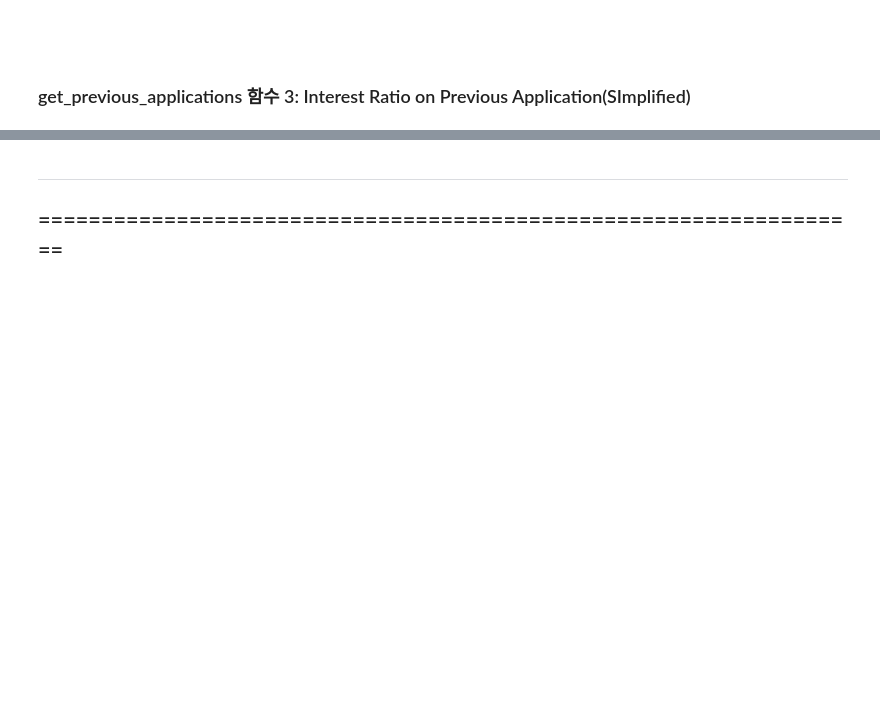
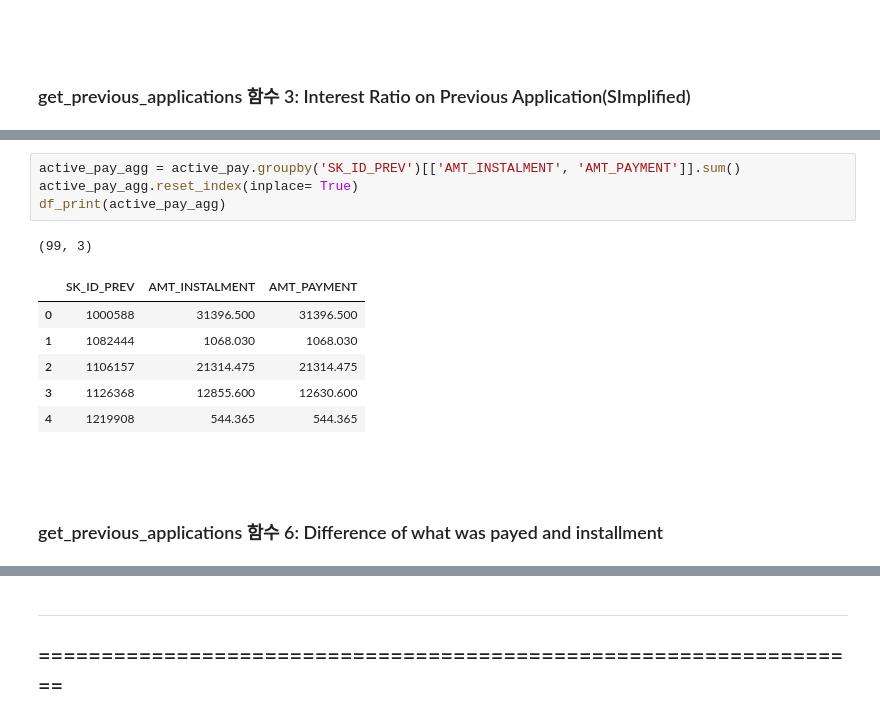
Before and after one commit to ecjang/pages, a Jupyter notebook: Kaggle/003_MultiClass_Classification_HomeCredit_LightGBM_7th.ipynb, the cells around one changed output, grey strips where cells are left out. Cells and saved outputs as stored; diff of their text form; blank space fills up the shorter version.

```diff
--- a/Kaggle/003_MultiClass_Classification_HomeCredit_LightGBM_7th.ipynb
+++ b/Kaggle/003_MultiClass_Classification_HomeCredit_LightGBM_7th.ipynb
@@ -1695,0 +1699,17 @@ def get_previous_applications(path, num_rows= None):
+# %%
+active_pay_agg = active_pay.groupby('SK_ID_PREV')[['AMT_INSTALMENT', 'AMT_PAYMENT']].sum()
+active_pay_agg.reset_index(inplace= True)
+df_print(active_pay_agg)
+# %% [output]
+(99, 3)
+|  | SK_ID_PREV | AMT_INSTALMENT | AMT_PAYMENT |
+| 0 | 1000588 | 31396.500 | 31396.500 |
+| 1 | 1082444 | 1068.030 | 1068.030 |
+| 2 | 1106157 | 21314.475 | 21314.475 |
+| 3 | 1126368 | 12855.600 | 12630.600 |
+| 4 | 1219908 | 544.365 | 544.365 |
+# %% [markdown]
+<br>
+<br>
+
+### get_previous_applications 함수 6: Difference of what was payed and installment
```
Also changed, not shown: parts of 19 cells of this notebook.
